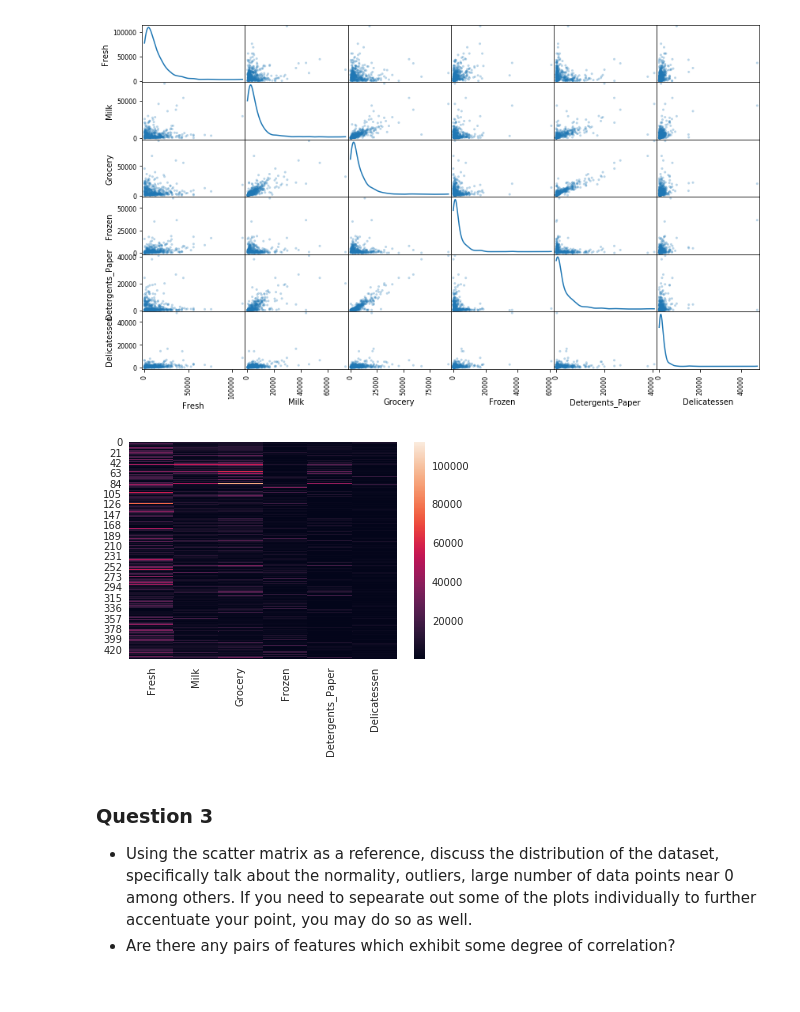
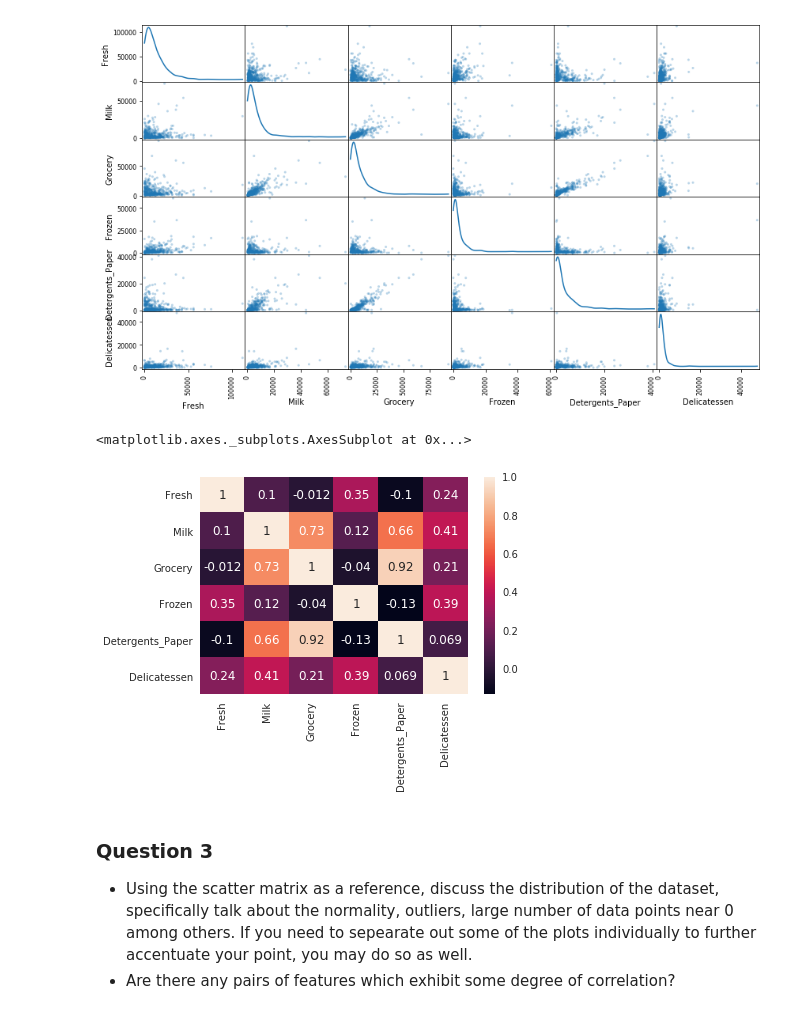
Before and after one commit to kprafull/machine-learning, a Jupyter notebook: customer_segments/customer_segments.ipynb, the cells around one changed output. Cells and saved outputs as stored; diff of their text form; code cells hidden in the pictures.

```diff
--- a/customer_segments/customer_segments.ipynb
+++ b/customer_segments/customer_segments.ipynb
@@ -158,9 +171,10 @@ data.corr()
 # %%
 import seaborn as sns
 sns.set()
-ax = sns.heatmap(data)
+sns.heatmap(data.corr(),annot=True)
 # %% [output]
+<matplotlib.axes._subplots.AxesSubplot at 0x...>
-[figure, old version]
+[figure, new version]
 # %% [markdown]
 ### Question 3
 * Using the scatter matrix as a reference, discuss the distribution of the dataset, specifically talk about the normality, outliers, large number of data points near 0 among others. If you need to sepearate out some of the plots individually to further accentuate your point, you may do so as well.
```
Also changed, not shown: parts of 15 cells of this notebook, 1 other file.
